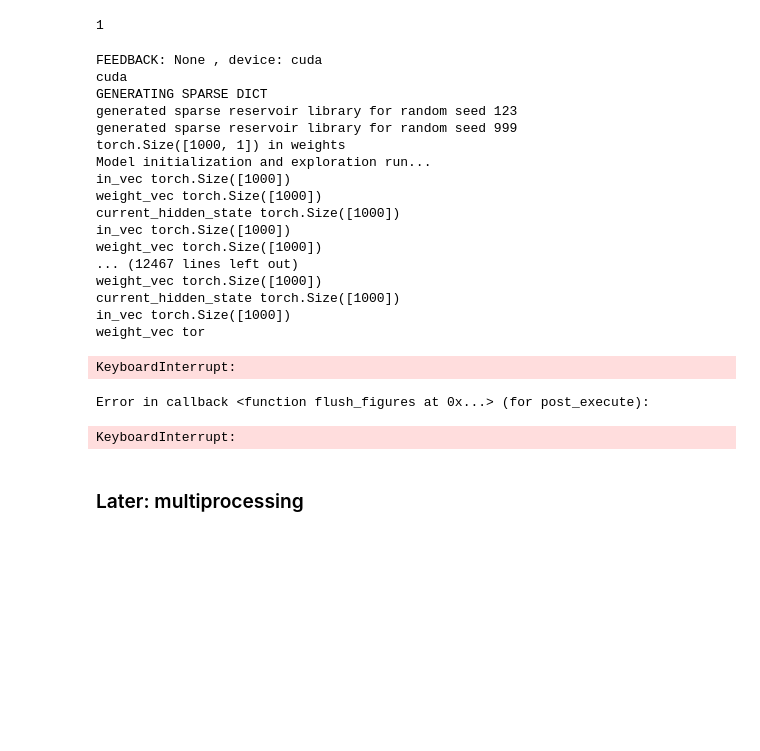
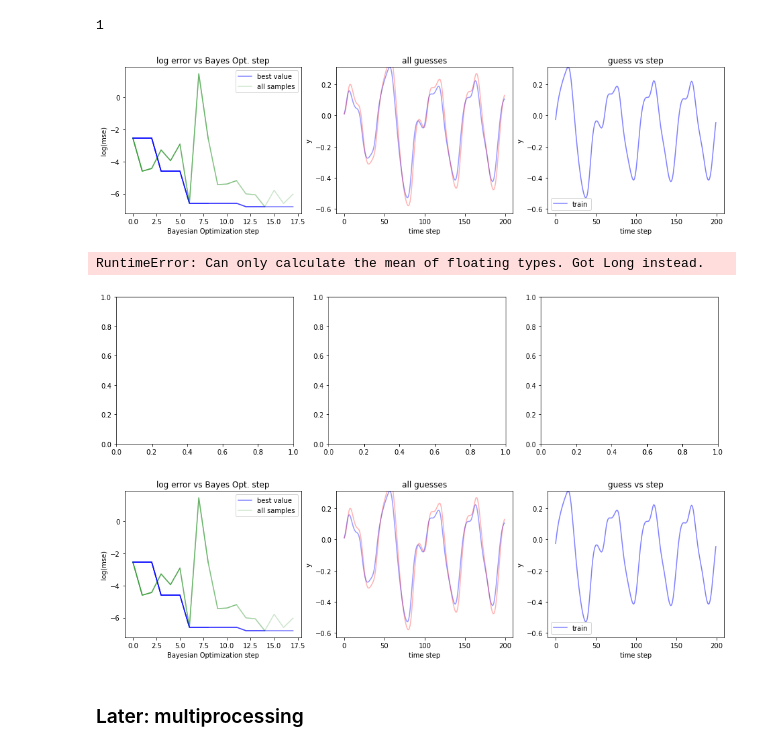
Before and after one commit to blindedjoy/RcTorch, a Jupyter notebook: turbo_1.ipynb, the cells around one changed output. Drawn from its saved outputs; the diff is of its cells as text; code cells hidden in the pictures; blank space fills up the shorter version.

```diff
--- a/turbo_1.ipynb
+++ b/turbo_1.ipynb
@@ -2426,41 +2391,25 @@ torch.cuda.device_count()
 # %%
 %%time
 %matplotlib inline
 #### eps isn't what it used to be.
 
 bounds_dict = {"spectral_radius" : (0,1),
                "connectivity" : (-5,0),
                "regularization": (-4,4),
                "leaking_rate" : (0, 1),
                "bias" : (-3,3),
                "n_nodes" : 1000,
                "feedback": 1}
 esn_cv = EchoStateNetworkCV(bounds = bounds_dict, subsequence_length = 1000,
                             steps_ahead = 1, scoring_method = "mse", interactive = True, random_seed = 123,
-                            eps = 3, initial_samples = 10, approximate_reservoir = True, length_min = 2**-7,
-                            batch_size = 10, backprop = False)
+                            eps = 3, initial_samples = 3, approximate_reservoir = True, length_min = 2**-3,
+                            batch_size = 3, backprop = False)
 vals = esn_cv.optimize(train)
 # %% [output]
+[figure, added]
-FEEDBACK: None , device: cuda
-cuda
-GENERATING SPARSE DICT
-generated sparse reservoir library for random seed 123
-generated sparse reservoir library for random seed 999
-torch.Size([1000, 1]) in weights
-Model initialization and exploration run...
-in_vec torch.Size([1000])
-weight_vec torch.Size([1000])
-current_hidden_state torch.Size([1000])
-in_vec torch.Size([1000])
-weight_vec torch.Size([1000])
-... (12467 lines left out)
-weight_vec torch.Size([1000])
-current_hidden_state torch.Size([1000])
-in_vec torch.Size([1000])
-weight_vec tor
+RuntimeError: Can only calculate the mean of floating types. Got Long instead.
-KeyboardInterrupt:
-Error in callback <function flush_figures at 0x...> (for post_execute):
-KeyboardInterrupt:
+[figure, added]
+[figure, added]
 # %%
 pl.plot(esn_cv.iteration_durations)
 print(np.mean(esn_cv.iteration_durations))
```
Also changed, not shown: parts of 16 cells of this notebook.
